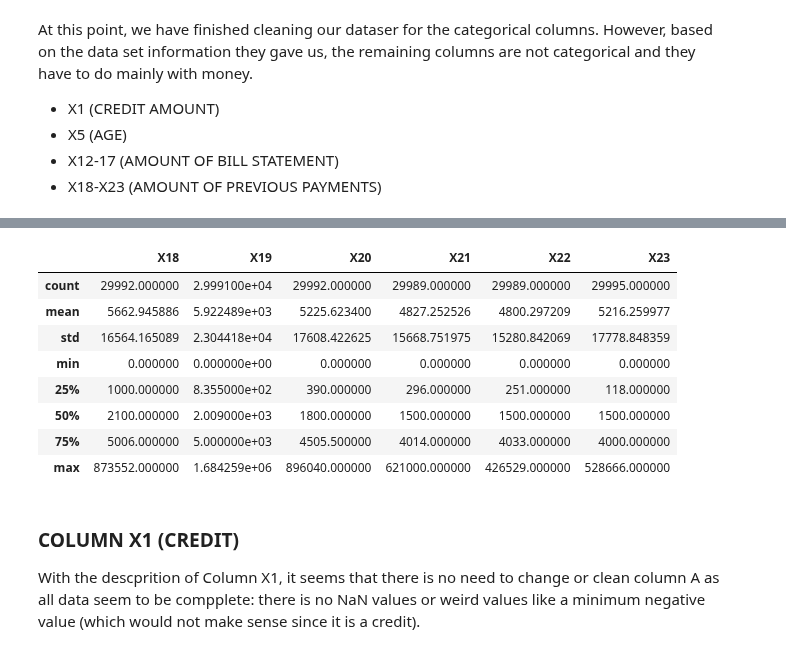
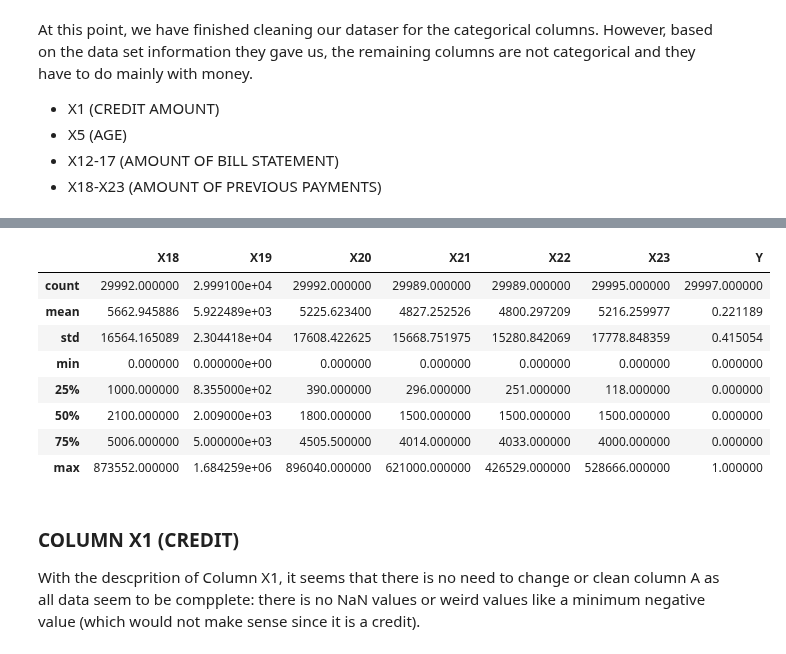
Before and after one commit to PosgradoMNA/actividades-del-projecto-team-1, a Jupyter notebook: Limpieza_de_Datos.ipynb, the cells around one changed output, grey strips where cells are left out. Saved outputs shown, nothing was run; the diff lists cells and outputs as text; code cells hidden in the pictures.

```diff
--- a/Limpieza_de_Datos.ipynb
+++ b/Limpieza_de_Datos.ipynb
@@ -306,17 +306,17 @@ dataframe[['X1', 'X5', 'X12', 'X13','X14','X15','X16','X17']].describe()
 | 75% | 240000.000000 | 41.000000 | 67139.000000 | 64027.000000 | 6.018200e+04 | 54560.000000 | 50213.000000 | 49208.250000 |
 | max | 1000000.000000 | 79.000000 | 964511.000000 | 983931.000000 | 1.664089e+06 | 891586.000000 | 927171.000000 | 961664.000000 |
 # %%
-dataframe[['X18', 'X19', 'X20', 'X21','X22','X23']].describe()
+dataframe[['X18', 'X19', 'X20', 'X21','X22','X23', 'Y']].describe()
 # %% [output]
-|  | X18 | X19 | X20 | X21 | X22 | X23 |
-| count | 29992.000000 | 2.999100e+04 | 29992.000000 | 29989.000000 | 29989.000000 | 29995.000000 |
-| mean | 5662.945886 | 5.922489e+03 | 5225.623400 | 4827.252526 | 4800.297209 | 5216.259977 |
-| std | 16564.165089 | 2.304418e+04 | 17608.422625 | 15668.751975 | 15280.842069 | 17778.848359 |
-| min | 0.000000 | 0.000000e+00 | 0.000000 | 0.000000 | 0.000000 | 0.000000 |
-| 25% | 1000.000000 | 8.355000e+02 | 390.000000 | 296.000000 | 251.000000 | 118.000000 |
-| 50% | 2100.000000 | 2.009000e+03 | 1800.000000 | 1500.000000 | 1500.000000 | 1500.000000 |
-| 75% | 5006.000000 | 5.000000e+03 | 4505.500000 | 4014.000000 | 4033.000000 | 4000.000000 |
-| max | 873552.000000 | 1.684259e+06 | 896040.000000 | 621000.000000 | 426529.000000 | 528666.000000 |
+|  | X18 | X19 | X20 | X21 | X22 | X23 | Y |
+| count | 29992.000000 | 2.999100e+04 | 29992.000000 | 29989.000000 | 29989.000000 | 29995.000000 | 29997.000000 |
+| mean | 5662.945886 | 5.922489e+03 | 5225.623400 | 4827.252526 | 4800.297209 | 5216.259977 | 0.221189 |
+| std | 16564.165089 | 2.304418e+04 | 17608.422625 | 15668.751975 | 15280.842069 | 17778.848359 | 0.415054 |
+| min | 0.000000 | 0.000000e+00 | 0.000000 | 0.000000 | 0.000000 | 0.000000 | 0.000000 |
+| 25% | 1000.000000 | 8.355000e+02 | 390.000000 | 296.000000 | 251.000000 | 118.000000 | 0.000000 |
+| 50% | 2100.000000 | 2.009000e+03 | 1800.000000 | 1500.000000 | 1500.000000 | 1500.000000 | 0.000000 |
+| 75% | 5006.000000 | 5.000000e+03 | 4505.500000 | 4014.000000 | 4033.000000 | 4000.000000 | 0.000000 |
+| max | 873552.000000 | 1.684259e+06 | 896040.000000 | 621000.000000 | 426529.000000 | 528666.000000 | 1.000000 |
 # %% [markdown]
 ### COLUMN X1 (CREDIT)
 With the descprition of Column X1, it seems that there is no need to change or clean column A as all data seem to be compplete: there is no NaN values or weird values like a minimum negative value (which would not make sense since it is a credit).
```
Also changed, not shown: parts of 9 cells of this notebook.
